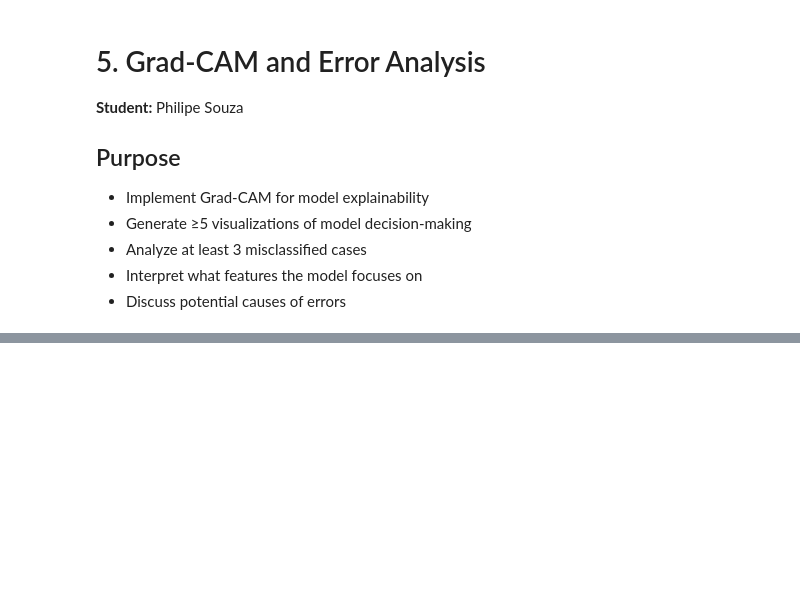
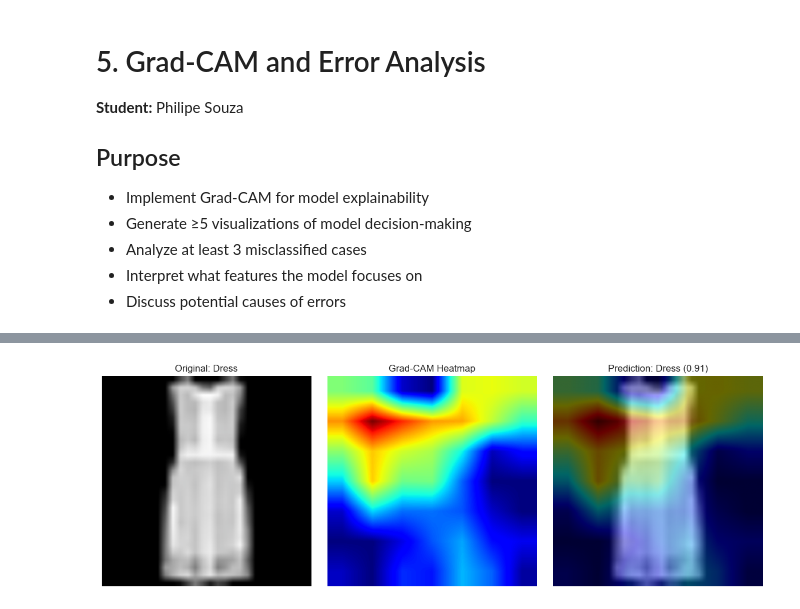
Before and after one commit to Skelligg/DL_Machine_Vision_Project, a Jupyter notebook: notebooks/05_error_analysis.ipynb, the cells around one changed output, grey strips where cells are left out. Drawn from its saved outputs; the diff is of its cells as text; code cells hidden in the pictures; blank space fills up the shorter version.

```diff
--- a/notebooks/05_error_analysis.ipynb
+++ b/notebooks/05_error_analysis.ipynb
@@ -57,0 +72,14 @@
+# %%
+# Load baseline pretrained model
+model_path = "./saved_models/baseline_pretrained/model_checkpoint.pt"
+
+# Create model architecture
+model = models.resnet18(weights=None)
+model.fc = nn.Linear(model.fc.in_features, 10)  # 10 classes for Fashion-MNIST
+
+# Load saved weights
+model.load_state_dict(torch.load(model_path, map_location=device))
+model = model.to(device)
+model.eval()
+
+print("Loaded baseline pretrained model from:", model_path)
@@ -57,0 +243,70 @@
+# %%
+# Visualization 1 - Correctly classified example 1
+
+# Find a correctly classified example
+def find_example(correct=True, class_id=None, confidence_threshold=0.9):
+    """Find an example that meets the criteria"""
+    for images, labels in test_loader:
+        with torch.no_grad():
+            outputs = model(images.to(device))
+            probabilities = F.softmax(outputs, dim=1)
+            _, preds = torch.max(probabilities, dim=1)
+            confidence, _ = torch.max(probabilities, dim=1)
+
+            # Find examples that match criteria
+            for i in range(len(labels)):
+                is_correct = (preds[i].item() == labels[i].item())
+                meets_class = (class_id is None or labels[i].item() == class_id)
+                meets_confidence = (confidence[i].item() >= confidence_threshold)
+
+                if is_correct == correct and meets_class and meets_confidence:
+                    return images[i].unsqueeze(0), labels[i].item()
+
+    # If no example found with high confidence, try with lower threshold
+    if confidence_threshold > 0.5:
+        return find_example(correct, class_id, confidence_threshold - 0.1)
+
+    # If still no example found, return None
+    return None, None
+
+# Find a correctly classified example (e.g., a dress)
+correct_image, correct_label = find_example(correct=True, class_id=3)  # 3 = Dress
+
+if correct_image is not None:
+    # Generate Grad-CAM
+    original_image, heatmap, pred_class, pred_score = get_gradcam(correct_image)
+
+    # Visualize
+    plt.figure(figsize=(12, 4))
+
+    # Original image
+    plt.subplot(1, 3, 1)
+    plt.imshow(original_image)
+    plt.title(f"Original: {class_names[correct_label]}")
+    plt.axis('off')
+
+    # Heatmap
+    plt.subplot(1, 3, 2)
+    plt.imshow(heatmap, cmap='jet')
+    plt.title("Grad-CAM Heatmap")
+    plt.axis('off')
+
+    # Overlay
+    plt.subplot(1, 3, 3)
+    visualization = show_cam_on_image(original_image, heatmap, use_rgb=True)
+    plt.imshow(visualization)
+    plt.title(f"Prediction: {class_names[pred_class]} ({pred_score:.2f})")
+    plt.axis('off')
+
+    plt.tight_layout()
+    plt.show()
+
+    print(f"Visualization 1: Correctly Classified {class_names[correct_label]}")
+    print(f"Confidence: {pred_score:.4f}")
+    print("\nModel Focus Analysis:")
+    print("The model is focusing on the distinctive shape of the dress, particularly")
+    print("the outline and the transition between the top and bottom parts. This makes")
+    print("sense as dresses have a characteristic silhouette that differentiates them")
+    print("from other clothing items like shirts or coats.")
+# %% [output]
+[figure, added]
```
Also changed, not shown: parts of 25 cells of this notebook, 2 other files.
